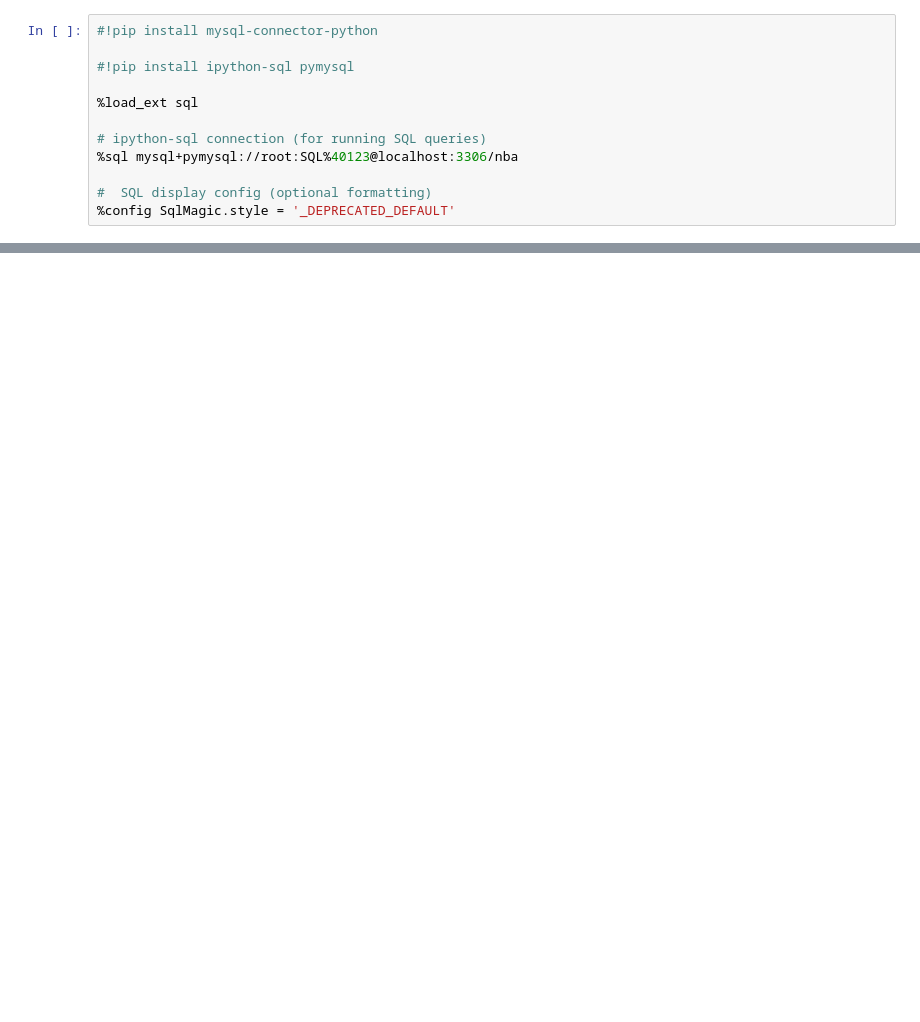
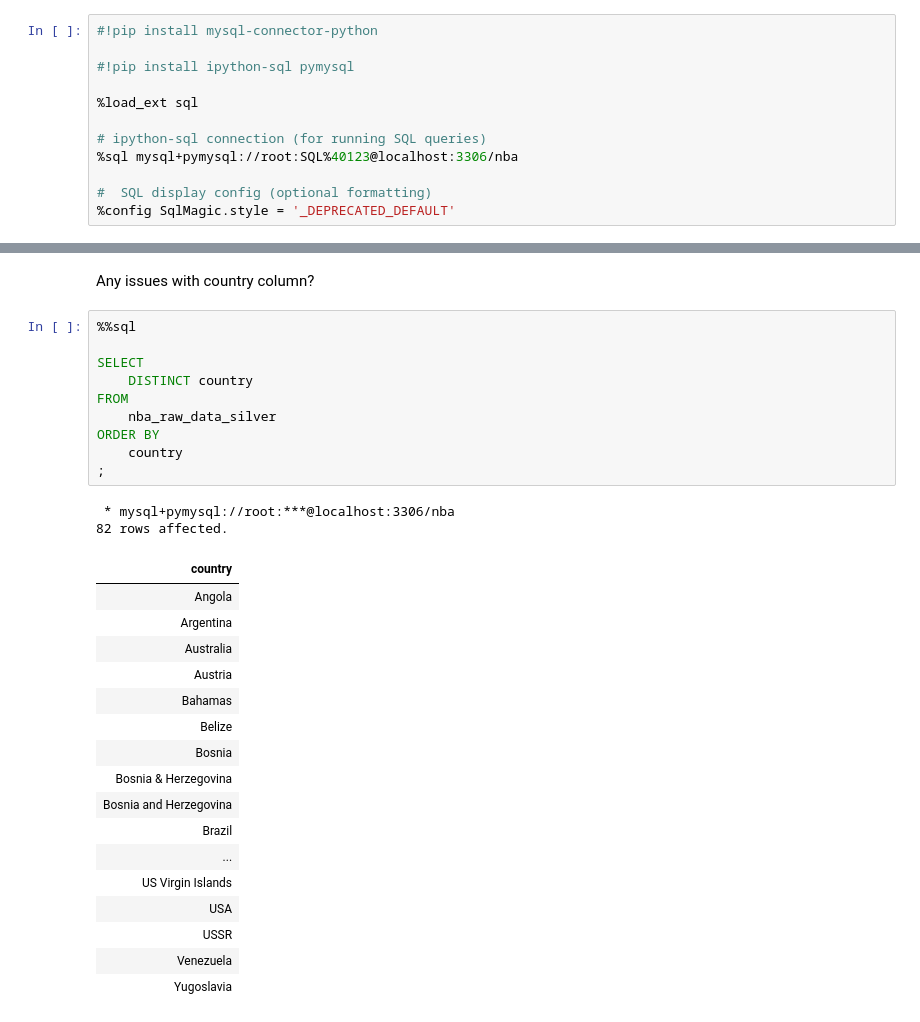
Before and after one commit to JudeIsuruFernando/Crowning-the-GOAT-A-Data-Driven-NBA-Basketball-Analysis, a Jupyter notebook: Notebooks/Cleaning/Data Cleaning Magic SQL.ipynb, the cells around one changed output, grey strips where cells are left out. Drawn from its saved outputs; the diff is of its cells as text; blank space fills up the shorter version.

```diff
--- a/Notebooks/Cleaning/Data Cleaning Magic SQL.ipynb
+++ b/Notebooks/Cleaning/Data Cleaning Magic SQL.ipynb
@@ -34,0 +71,32 @@ LIMIT
+# %% [markdown]
+Any issues with country column?
+# %%
+%%sql
+
+SELECT
+    DISTINCT country
+FROM
+    nba_raw_data_silver
+ORDER BY
+    country
+;
+# %% [output]
+ * mysql+pymysql://root:***@localhost:3306/nba
+82 rows affected.
+| country |
+| Angola |
+| Argentina |
+| Australia |
+| Austria |
+| Bahamas |
+| Belize |
+| Bosnia |
+| Bosnia & Herzegovina |
+| Bosnia and Herzegovina |
+| Brazil |
+| ... |
+| US Virgin Islands |
+| USA |
+| USSR |
+| Venezuela |
+| Yugoslavia |
```
Also changed, not shown: parts of 40 cells of this notebook.
